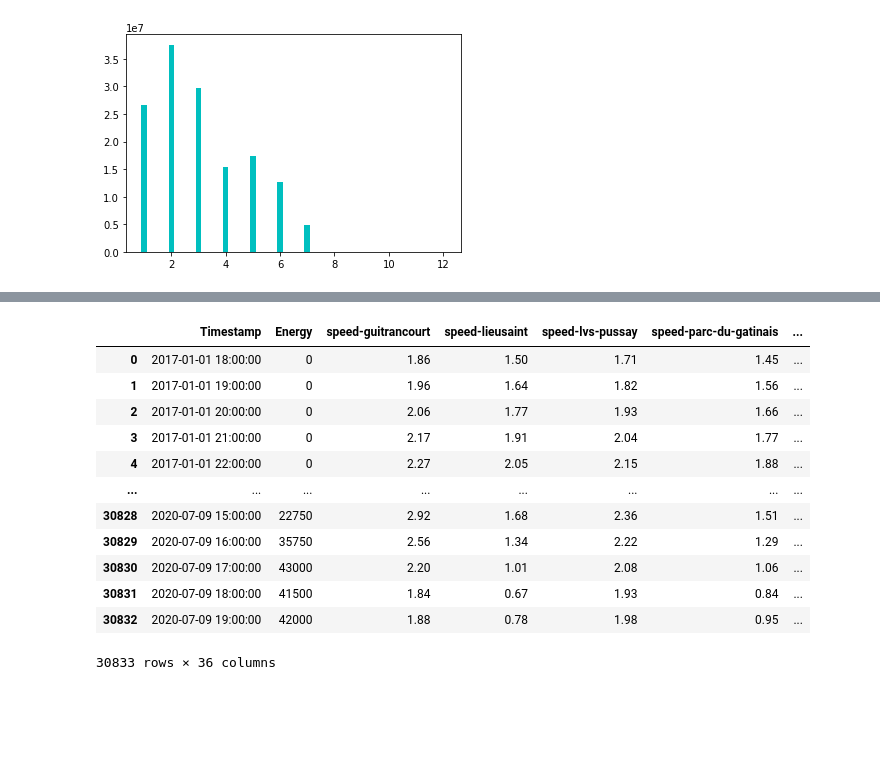
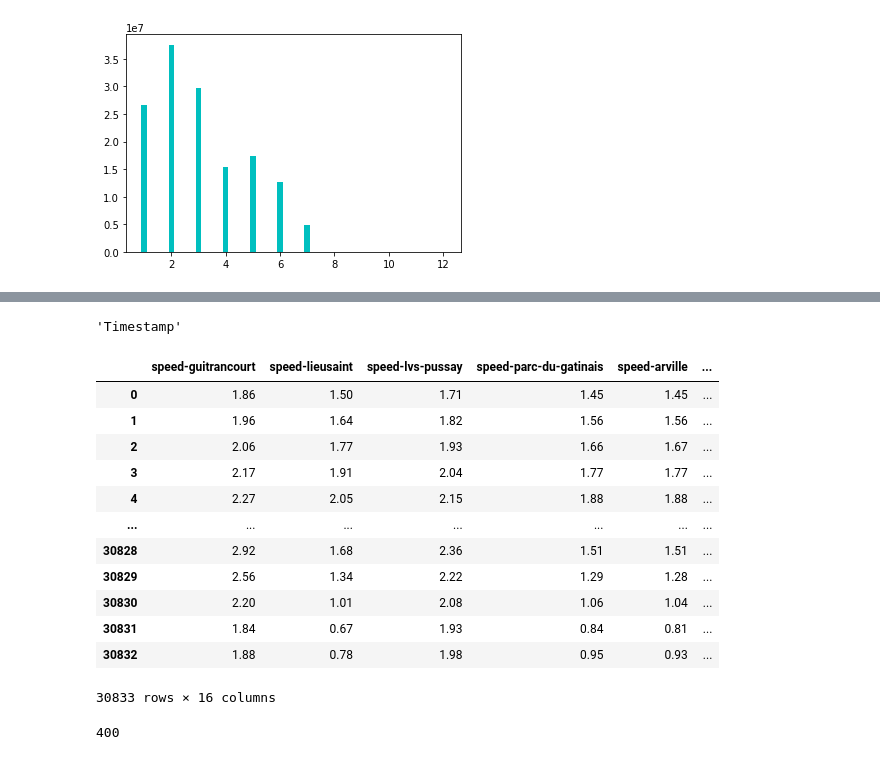
Before and after one commit to leonarduschen/datathon, a Jupyter notebook: Untitled.ipynb, the cells around one changed output, grey strips where cells are left out. Saved outputs shown, nothing was run; the diff lists cells and outputs as text; code cells hidden in the pictures; blank space fills up the shorter version.

```diff
--- a/Untitled.ipynb
+++ b/Untitled.ipynb
@@ -71,16 +127,20 @@ pd.concat([df,month_df],axis=1)
 # %%
-df
+df.columns[
 # %% [output]
-|  | Timestamp | Energy | speed-guitrancourt | speed-lieusaint | speed-lvs-pussay | speed-parc-du-gatinais | ... |
-| 0 | 2017-01-01 18:00:00 | 0 | 1.86 | 1.50 | 1.71 | 1.45 | ... |
-| 1 | 2017-01-01 19:00:00 | 0 | 1.96 | 1.64 | 1.82 | 1.56 | ... |
-| 2 | 2017-01-01 20:00:00 | 0 | 2.06 | 1.77 | 1.93 | 1.66 | ... |
-| 3 | 2017-01-01 21:00:00 | 0 | 2.17 | 1.91 | 2.04 | 1.77 | ... |
-| 4 | 2017-01-01 22:00:00 | 0 | 2.27 | 2.05 | 2.15 | 1.88 | ... |
-| ... | ... | ... | ... | ... | ... | ... | ... |
-| 30828 | 2020-07-09 15:00:00 | 22750 | 2.92 | 1.68 | 2.36 | 1.51 | ... |
-| 30829 | 2020-07-09 16:00:00 | 35750 | 2.56 | 1.34 | 2.22 | 1.29 | ... |
-| 30830 | 2020-07-09 17:00:00 | 43000 | 2.20 | 1.01 | 2.08 | 1.06 | ... |
-| 30831 | 2020-07-09 18:00:00 | 41500 | 1.84 | 0.67 | 1.93 | 0.84 | ... |
-| 30832 | 2020-07-09 19:00:00 | 42000 | 1.88 | 0.78 | 1.98 | 0.95 | ... |
-30833 rows × 36 columns
+'Timestamp'
+# %%
+df.loc[:,df.columns[['speed' in column for column in df.columns]]]
+# %% [output]
+|  | speed-guitrancourt | speed-lieusaint | speed-lvs-pussay | speed-parc-du-gatinais | speed-arville | ... |
+| 0 | 1.86 | 1.50 | 1.71 | 1.45 | 1.45 | ... |
+| 1 | 1.96 | 1.64 | 1.82 | 1.56 | 1.56 | ... |
+| 2 | 2.06 | 1.77 | 1.93 | 1.66 | 1.67 | ... |
+| 3 | 2.17 | 1.91 | 2.04 | 1.77 | 1.77 | ... |
+| 4 | 2.27 | 2.05 | 2.15 | 1.88 | 1.88 | ... |
+| ... | ... | ... | ... | ... | ... | ... |
+| 30828 | 2.92 | 1.68 | 2.36 | 1.51 | 1.51 | ... |
+| 30829 | 2.56 | 1.34 | 2.22 | 1.29 | 1.28 | ... |
+| 30830 | 2.20 | 1.01 | 2.08 | 1.06 | 1.04 | ... |
+| 30831 | 1.84 | 0.67 | 1.93 | 0.84 | 0.81 | ... |
+| 30832 | 1.88 | 0.78 | 1.98 | 0.95 | 0.93 | ... |
+30833 rows × 16 columns
@@ -86,0 +150,4 @@ df
+# %%
+r.status_code
+# %% [output]
+400
```
Also changed, not shown: parts of 18 cells of this notebook, 8 other files.
